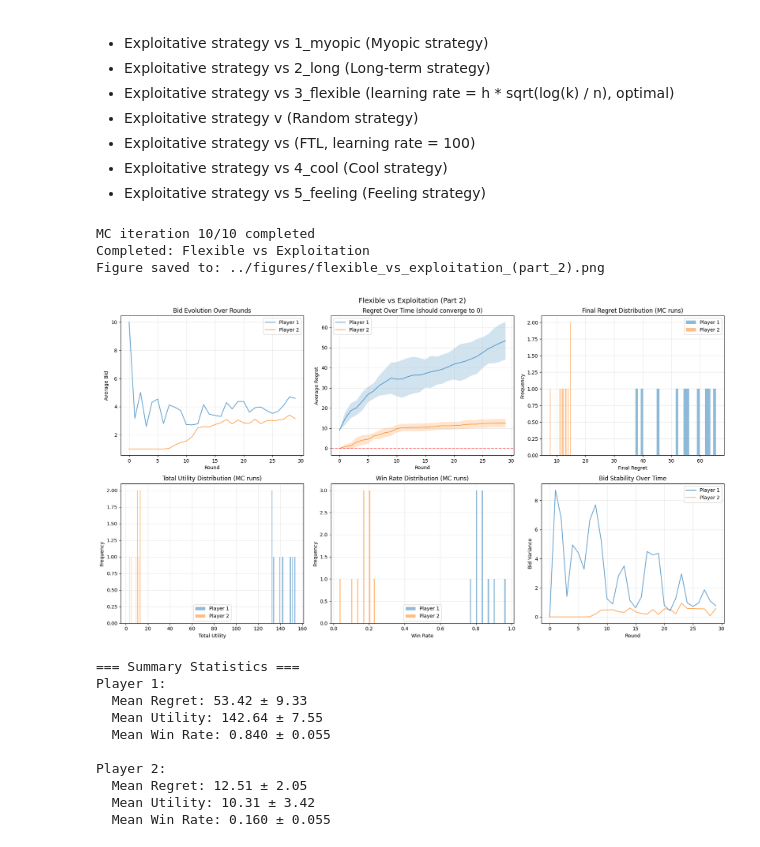
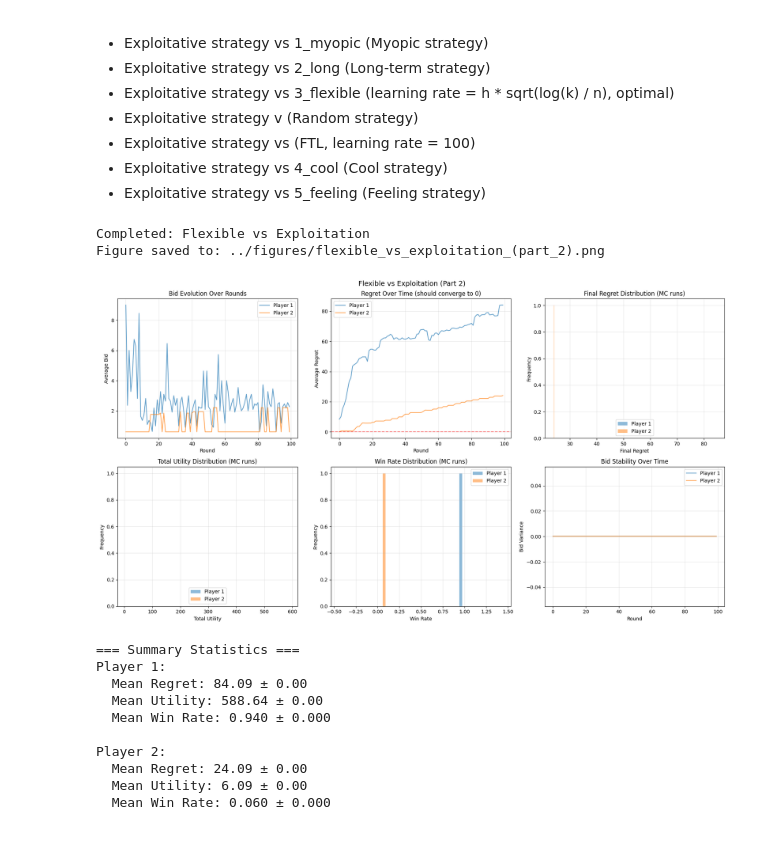
Before and after one commit to KoshiHarashima/CS332, a Jupyter notebook: 332Project3/code/plot.ipynb, the cells around one changed output. Drawn from its saved outputs; the diff is of its cells as text; code cells hidden in the pictures.

```diff
--- a/332Project3/code/plot.ipynb
+++ b/332Project3/code/plot.ipynb
@@ -121,29 +135,28 @@ Player 2:
 # Part 2 Implementation
 
 # Parameters
-n_rounds = 30  # number of rounds
+n_rounds = 100  # number of rounds
 k = 100  # number of arms (discretization)
-n_mc = 10  # number of Monte Carlo simulations
+n_mc = 1  # number of Monte Carlo simulations
 # %%
-v1, v2 = 10.0, 5.0
+v1, v2 = 9.0, 3.0
 # Use default learning rate (sqrt(log(k) / n)) - no need to specify explicitly
 player1 = (flexible.flexible_algorithm, v1, {'k': k, 'h': v1})
 player2 = (exploitation.exploitation_algorithm, v2, {'k': k, 'h': v2, 'observation_rounds': 5})
 results_flexible_vs_exploitation = run_repeated_fpa(player1, player2, n_rounds, n_mc, k=k)
 print("Completed: Flexible vs Exploitation")
 plot_part1_results(results_flexible_vs_exploitation, title="Flexible vs Exploitation (Part 2)")
 # %% [output]
-MC iteration 10/10 completed
 Completed: Flexible vs Exploitation
 Figure saved to: ../figures/flexible_vs_exploitation_(part_2).png
-[figure, old version]
+[figure, new version]
 === Summary Statistics ===
 Player 1:
-  Mean Regret: 53.42 ± 9.33
-  Mean Utility: 142.64 ± 7.55
-  Mean Win Rate: 0.840 ± 0.055
+  Mean Regret: 84.09 ± 0.00
+  Mean Utility: 588.64 ± 0.00
+  Mean Win Rate: 0.940 ± 0.000
 
 Player 2:
-  Mean Regret: 12.51 ± 2.05
-  Mean Utility: 10.31 ± 3.42
-  Mean Win Rate: 0.160 ± 0.055
+  Mean Regret: 24.09 ± 0.00
+  Mean Utility: 6.09 ± 0.00
+  Mean Win Rate: 0.060 ± 0.000
```
Also changed, not shown: parts of 4 cells of this notebook, 1 other file.
